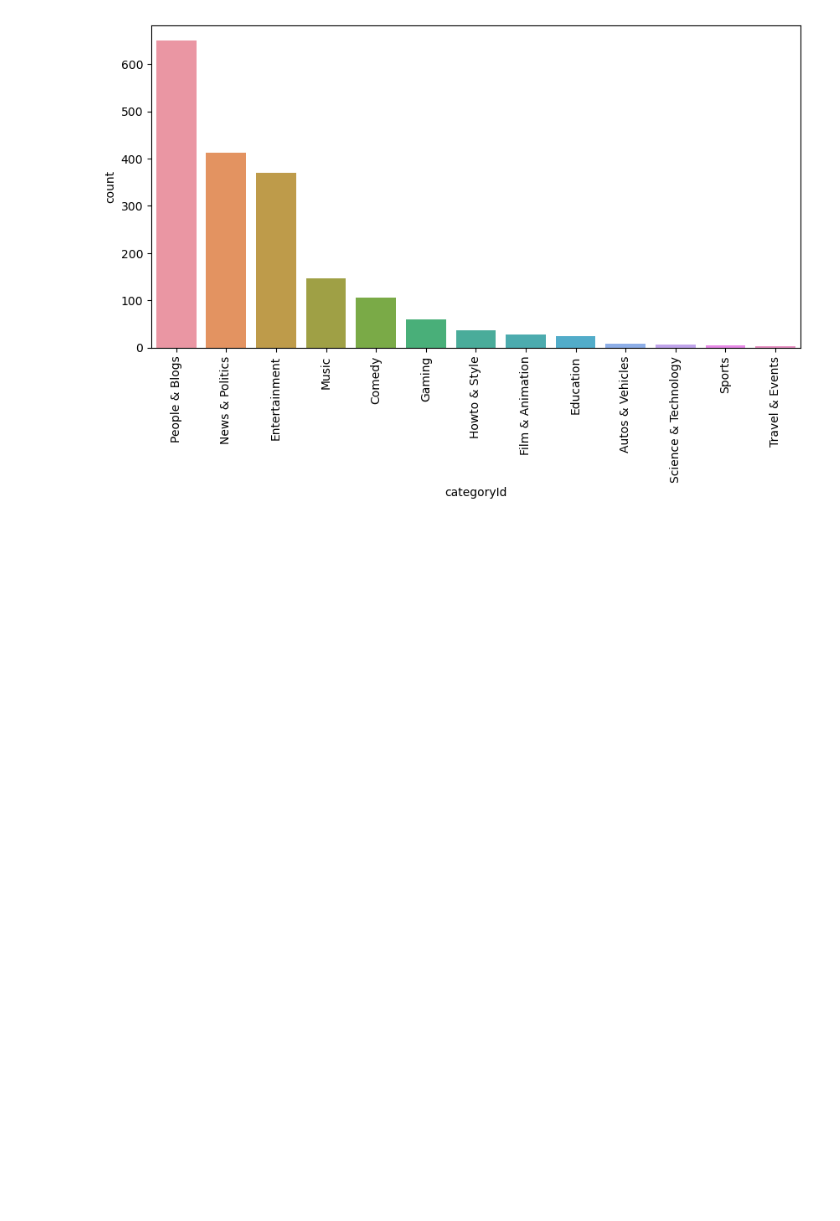
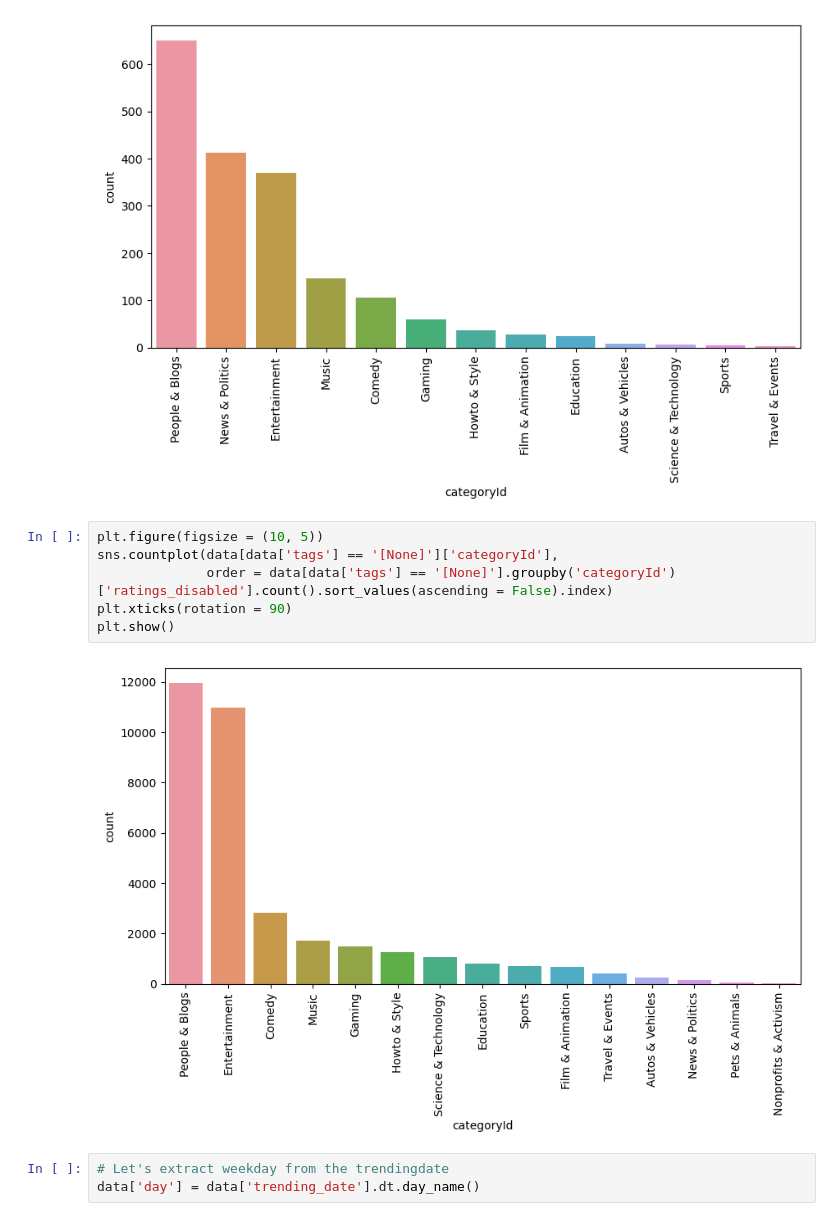
Before and after one commit to VamshiKrishna-1/Youtube_Video_Analysis_and_Prediction, a Jupyter notebook: FinalProject606.ipynb, the cells around one changed output. Saved outputs shown, nothing was run; the diff lists cells and outputs as text; blank space fills up the shorter version.

```diff
--- a/FinalProject606.ipynb
+++ b/FinalProject606.ipynb
@@ -300,3 +308,14 @@ plt.xticks(rotation = 90)
 plt.show()
 # %% [output]
 [figure]
+# %%
+plt.figure(figsize = (10, 5))
+sns.countplot(data[data['tags'] == '[None]']['categoryId'],
+              order = data[data['tags'] == '[None]'].groupby('categoryId')['ratings_disabled'].count().sort_values(ascending = False).index)
+plt.xticks(rotation = 90)
+plt.show()
+# %% [output]
+[figure, added]
+# %%
+# Let's extract weekday from the trendingdate
+data['day'] = data['trending_date'].dt.day_name()
```
Also changed, not shown: parts of 10 cells of this notebook.
